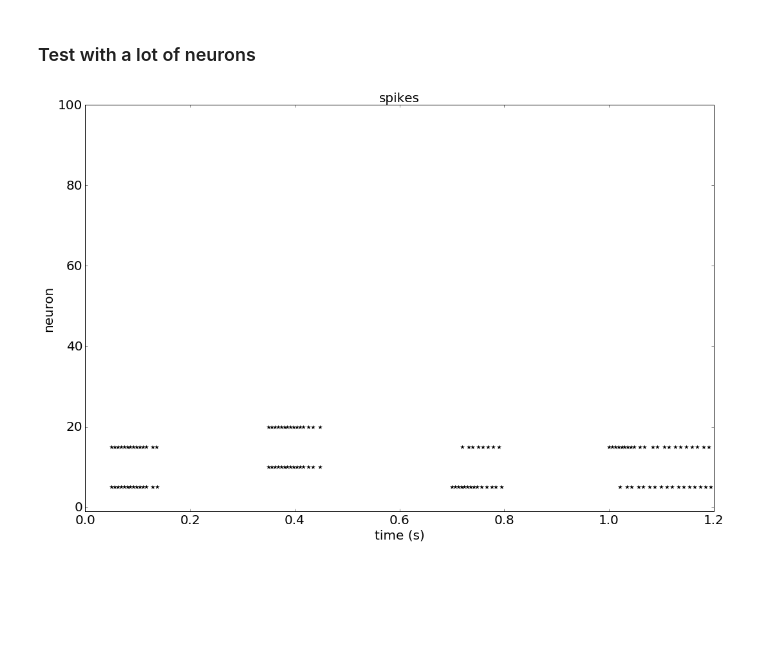
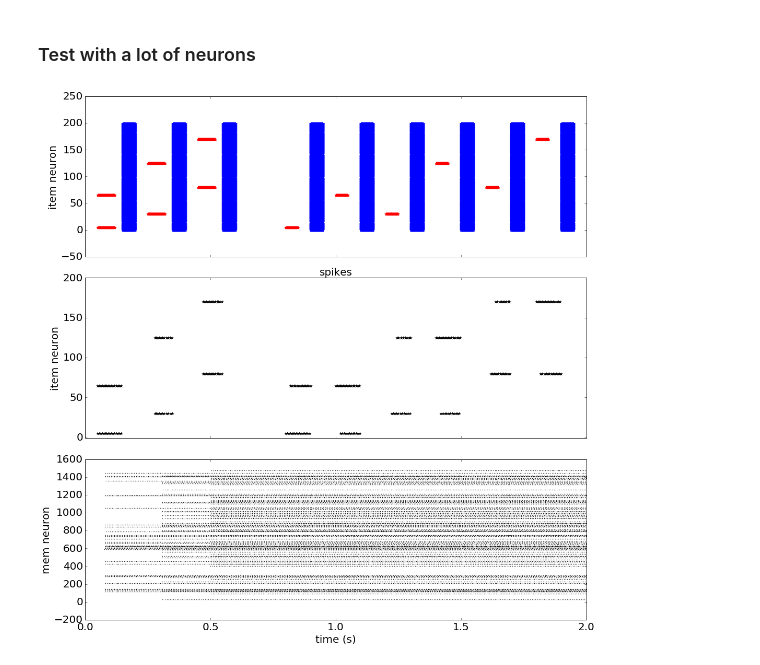
Before and after one commit to rkp8000/associative_properties, a Jupyter notebook: sandbox.ipynb, the cells around one changed output. Drawn from its saved outputs; the diff is of its cells as text; code cells hidden in the pictures; blank space fills up the shorter version.

```diff
--- a/sandbox.ipynb
+++ b/sandbox.ipynb
@@ -441,13 +441,13 @@ WTA_TH = 10.
 WTA_INH = -.5
 NOISE = 0.01
 
-N_ITEMS = 100
-N_ASSOCS = 500
-P_CXN = 0.25
+N_ITEMS = 200
+N_ASSOCS = 1500
+P_CXN = 0.15
 
 cxn_ap = (np.random.rand(N_ITEMS, N_ASSOCS) < P_CXN).astype(float)
 
-W_PA = .6 * cxn_ap
+W_PA = 1. * cxn_ap
 
 W_AP = 1. * cxn_ap.T
 
@@ -467,51 +467,78 @@ ntwk = LIFWithKWTAItems(
     tau_fre=TAU_FRE, k_wta=K_WTA, wta_th=WTA_TH, wta_inh=WTA_INH, noise=NOISE,
     w_pa=W_PA, w_ap=W_AP, w_am=W_AM, w_ma=W_MA, w_mm=W_MM)
 
 # drive
 
-n_steps = 1200
+n_steps = 2000
 
 drives = {}
 drives['item'] = np.zeros((n_steps, n_items))
 
 drives['item'][50:120, 5] = 2
-drives['item'][50:120, 15] = 2
+drives['item'][50:120, 65] = 2
+drives['item'][250:320, 30] = 2
+drives['item'][250:320, 125] = 2
+drives['item'][450:520, 80] = 2
+drives['item'][450:520, 170] = 2
+drives['item'][800:850, 5] = 2
+drives['item'][1000:1050, 65] = 2
+drives['item'][1200:1250, 30] = 2
+drives['item'][1400:1450, 125] = 2
+drives['item'][1600:1650, 80] = 2
+drives['item'][1800:1850, 170] = 2
 
-drives['item'][150:160, :] = -10
+drives_item_no_inh = drives['item'].copy()
 
-drives['item'][350:420, 10] = 2
-drives['item'][350:420, 20] = 2
+drives_item_inh = np.zeros((n_steps, n_items))
 
-drives['item'][450:460, :] = -10
+drives_item_inh[150:200, :] = -10
+drives_item_inh[350:400, :] = -10
+drives_item_inh[550:600, :] = -10
+drives_item_inh[900:950, :] = -10
+drives_item_inh[1100:1150, :] = -10
+drives_item_inh[1300:1350, :] = -10
+drives_item_inh[1500:1550, :] = -10
+drives_item_inh[1700:1750, :] = -10
+drives_item_inh[1900:1950, :] = -10
 
-drives['item'][700:750, 5] = 2
-
-drives['item'][800:810, :] = -10
-
-drives['item'][1000:1050, 15] = 2
+drives['item'] += drives_item_inh
 
 v_init = V_REST * np.ones((n_neurons,))
 g_init = np.zeros((n_neurons,))
 dt = 0.001
 
 results, ts = ntwk.run(drives, v_init, g_init, dt, record=['spikes', 'vs', 'fre_items'])
 
 
 ## MAKE PLOTS
 
-fig, ax = plt.subplots(1, 1, figsize=(15, 10), sharex=True, tight_layout=True)
+fig, axs = plt.subplots(3, 1, figsize=(15, 15), sharex=True, tight_layout=True)
 
-spike_times, spike_idxs = results['spikes'][:, :N_ITEMS].nonzero()
+drive_times, drive_idxs = drives_item_no_inh.nonzero()
+inh_times, inh_idxs = drives_item_inh.nonzero()
 
-ax.scatter(spike_times * dt, spike_idxs, marker='*', s=50, c='k', lw=0)
-ax.set_xlim(0, n_steps * dt)
-ax.set_ylim(-1, n_items)
+axs[0].scatter(drive_times * dt, drive_idxs, marker='*', s=50, c='r', lw=0)
+axs[0].scatter(inh_times * dt, inh_idxs, marker='*', s=50, c='b', lw=0)
 
-ax.set_ylabel('neuron')
-ax.set_title('spikes')
+axs[0].set_ylabel('item neuron')
 
-ax.set_xlabel('time (s)')
+spike_times, spike_idxs = results['spikes'][:, :n_items].nonzero()
 
-set_fontsize(ax, 20)
+axs[1].scatter(spike_times * dt, spike_idxs, marker='*', s=50, c='k', lw=0)
+axs[1].set_xlim(0, n_steps * dt)
+axs[1].set_ylim(-1, n_items)
+
+axs[1].set_ylabel('item neuron')
+axs[1].set_title('spikes')
+
+spike_times, spike_idxs = results['spikes'][:, n_items+n_assocs:n_items+n_assocs+n_mems].nonzero()
+
+axs[2].scatter(spike_times * dt, spike_idxs, marker='*', s=5, c='k', lw=0)
+axs[2].set_xlabel('time (s)')
+axs[2].set_ylabel('mem neuron')
+
+for ax in axs:
+
+    set_fontsize(ax, 20)
 # %% [output]
-[figure, old version]
+[figure, new version]
```
Also changed, not shown: 3 other files.
